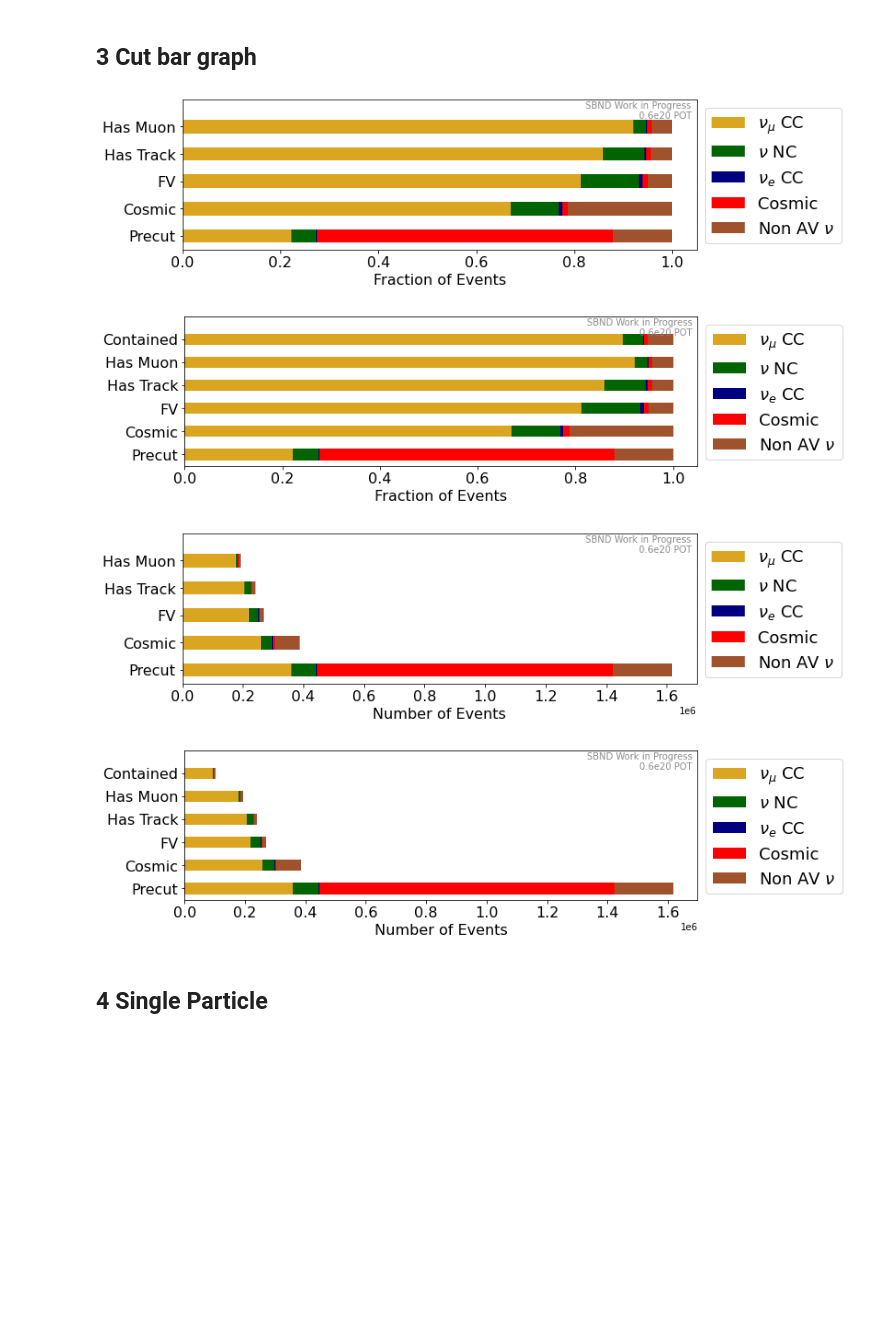
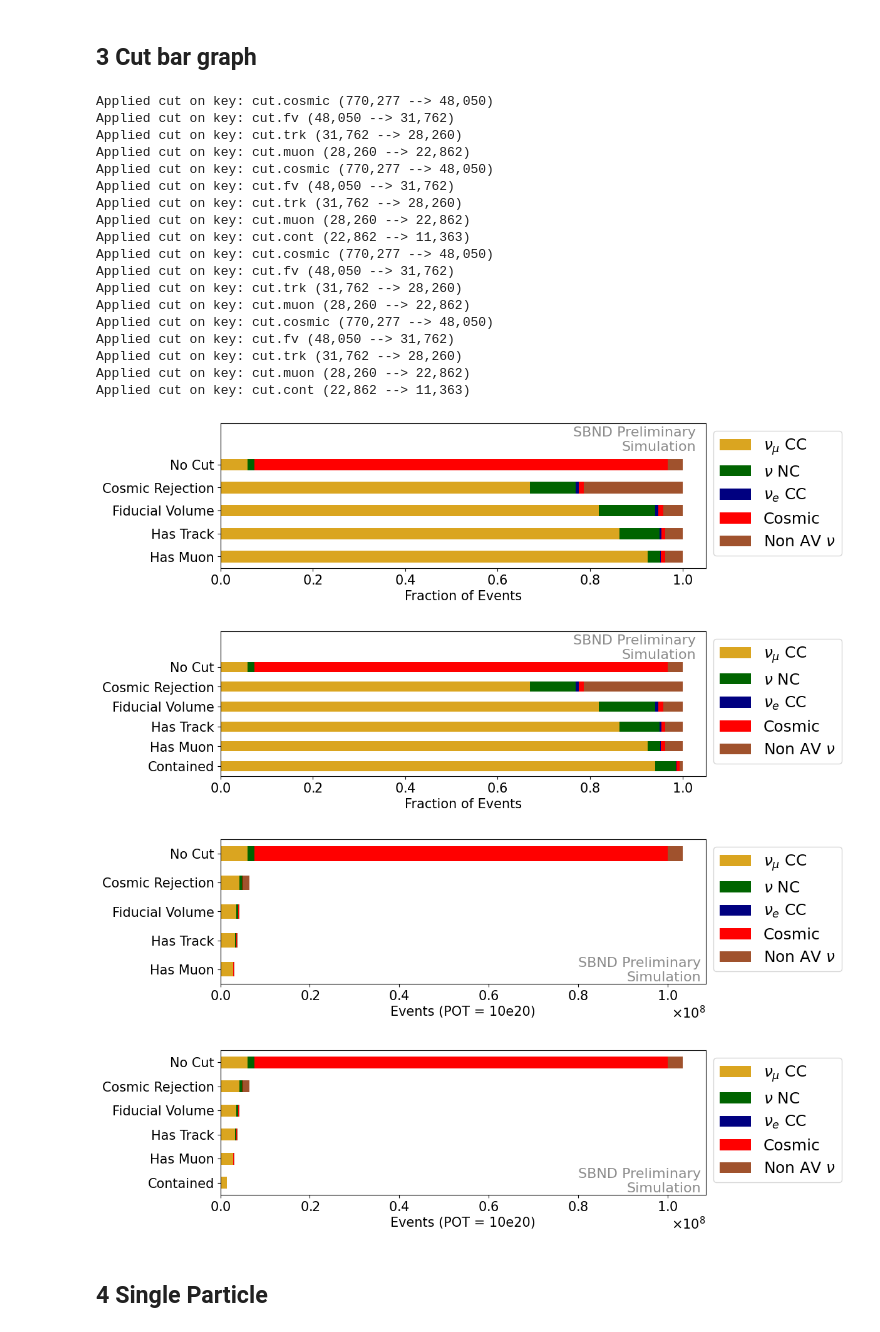
Before and after one commit to bear-is-asleep/mynumu_reco, a Jupyter notebook: reco_events.ipynb, the cells around one changed output. Cells and saved outputs as stored; diff of their text form; code cells hidden in the pictures; blank space fills up the shorter version.

```diff
--- a/reco_events.ipynb
+++ b/reco_events.ipynb
@@ -77,5 +77,5 @@ slc.scale_to_pot(NOM_POT,SAMPLE_POT)
 # %%
-CUTS = ['cosmic','fv','trk','has_muon']
+CUTS = ['cosmic','fv','trk','muon']
 CUTS_CONT = CUTS + ['cont']
 pur,eff,f1 = slc.get_pur_eff_f1(CUTS_CONT)
 pur,eff,f1
@@ -275,8 +302,8 @@ for i,cut in enumerate(['precut']+CUTS_CONT):
     ax.set_ylim([-270,270])
     plotters.set_style(ax)
     legend = ax.legend(loc='upper right',bbox_to_anchor=(1.45, 1))
-    for legend_handle in legend.legendHandles:
-        legend_handle.set_alpha(1)
+    # for legend_handle in legend.legendHandles:
+    #     legend_handle.set_alpha(1)
     ax.set_xlabel('x [cm]')
     ax.set_ylabel('y [cm]')
     plot_volume_boundary(ax,lw=2,color='k',alpha=0.6)
@@ -305,8 +332,8 @@ for i,cut in enumerate(['precut']+CUTS_CONT):
     ax.set_ylim([-70,600])
     plotters.set_style(ax)
     legend = ax.legend(loc='upper right',bbox_to_anchor=(1.45, 1))
-    for legend_handle in legend.legendHandles:
-        legend_handle.set_alpha(1)
+    # for legend_handle in legend.legendHandles:
+    #     legend_handle.set_alpha(1)
     ax.set_xlabel('x [cm]')
     ax.set_ylabel('z [cm]')
     plot_volume_boundary(ax,view='xz',lw=2,color='k',alpha=0.6)
@@ -335,8 +362,8 @@ for i,cut in enumerate(['precut']+CUTS_CONT):
     ax.set_ylim([-70,600])
     plotters.set_style(ax)
     legend = ax.legend(loc='upper right',bbox_to_anchor=(1.45, 1))
-    for legend_handle in legend.legendHandles:
-        legend_handle.set_alpha(1)
+    # for legend_handle in legend.legendHandles:
+    #     legend_handle.set_alpha(1)
     ax.set_xlabel('y [cm]')
     ax.set_ylabel('z [cm]')
     plot_volume_boundary(ax,view='yz',lw=2,color='k',alpha=0.6)
@@ -365,8 +392,8 @@ for i,cut in enumerate(['precut']+CUTS_CONT):
     ax.set_ylim([-270,270])
     plotters.set_style(ax)
     legend = ax.legend(loc='upper right',bbox_to_anchor=(1.45, 1))
-    for legend_handle in legend.legendHandles:
-        legend_handle.set_alpha(1)
+    # for legend_handle in legend.legendHandles:
+    #     legend_handle.set_alpha(1)
     ax.set_xlabel('True x [cm]')
     ax.set_ylabel('True y [cm]')
     plot_volume_boundary(ax,lw=2,color='k',alpha=0.6)
@@ -395,8 +422,8 @@ for i,cut in enumerate(['precut']+CUTS_CONT):
     ax.set_ylim([-70,600])
     plotters.set_style(ax)
     legend = ax.legend(loc='upper right',bbox_to_anchor=(1.45, 1))
-    for legend_handle in legend.legendHandles:
-        legend_handle.set_alpha(1)
+    # for legend_handle in legend.legendHandles:
+    #     legend_handle.set_alpha(1)
     ax.set_xlabel('True x [cm]')
     ax.set_ylabel('True z [cm]')
     plot_volume_boundary(ax,view='xz',lw=2,color='k',alpha=0.6)
@@ -425,8 +452,8 @@ for i,cut in enumerate(['precut']+CUTS_CONT):
     ax.set_ylim([-70,600])
     plotters.set_style(ax)
     legend = ax.legend(loc='upper right',bbox_to_anchor=(1.45, 1))
-    for legend_handle in legend.legendHandles:
-        legend_handle.set_alpha(1)
+    # for legend_handle in legend.legendHandles:
+    #     legend_handle.set_alpha(1)
     ax.set_xlabel('True y [cm]')
     ax.set_ylabel('True z [cm]')
     plot_volume_boundary(ax,view='yz',lw=2,color='k',alpha=0.6)
@@ -438,7 +491,7 @@ for i,cut in enumerate(['precut']+CUTS_CONT):
 # %% [markdown]
 ## 3 Cut bar graph
 # %%
-def make_cut_bar_plot(df,cuts=[],cut_names=None,colors=None,labels=EVENT_NAMES[1:]):
+def make_cut_bar_plot(df,cuts=[],cut_names=None,colors=None,labels=EVENT_NAMES[1:],order='reverse'):
     """
     Make a bar plot of the number of events for each cut
     """
@@ -448,40 +501,62 @@ def make_cut_bar_plot(df,cuts=[],cut_names=None,colors=None,labels=EVENT_NAMES[1
         cut_names = cuts
     else:
         assert len(cuts) == len(cut_names)-1, "cut_names must be one longer than cuts to acount for the precut"
+    if order == 'reverse':
+        df = df.loc[::-1]
+        cut_names = cut_names[::-1]
     ax = df.plot(kind='barh',stacked=True,color=colors,figsize=(10,3))
     ax.set_yticklabels(cut_names)
     handles, _ = ax.get_legend_handles_labels()
     ax.set_ylabel('')
-    plotters.set_style(ax,bbox_to_anchor=(1,1))
+    #plotters.set_style(ax,bbox_to_anchor=(1,1))
     ax.legend(handles, labels,bbox_to_anchor=(1,1),fontsize=18)
     return ax
 # %%
 for n in [True,False]:
     for i,cuts in enumerate([CUTS,CUTS_CONT]):
         if i == 0:
             savename = 'cut_bar'
-            cut_names = ['Precut','Cosmic','FV','Has Track','Has Muon']
+            cut_names = ['No Cut','Cosmic Rejection','Fiducial Volume','Has Track','Has Muon']
         elif i == 1:
             savename = 'cut_cont_bar'
-            cut_names = ['Precut','Cosmic','FV','Has Track','Has Muon','Contained']
+            cut_names = ['No Cut','Cosmic Rejection','Fiducial Volume','Has Track','Has Muon','Contained']
         df = slc.get_events_cuts(cuts,normalize=n)
         ax = make_cut_bar_plot(df,cuts,cut_names,colors=colors)
-        ax.set_ylim(-0.5,len(cut_names))
-        plotters.add_label(ax,LABEL,where='topright',color='gray',alpha=0.9,fontsize=10)
         if n:
+            ax.set_ylim(-0.5,len(cut_names)+0.8)
             ax.set_xlabel('Fraction of Events')
             folder_name = f'{PLOT_DIR}/dens'
+            plotters.add_label(ax,LABEL,where='topright',color='gray',alpha=0.9,fontsize=16)
         else:
-            ax.set_xlabel('Number of Events')
+            plotters.add_label(ax,LABEL,where='bottomright',color='gray',alpha=0.9,fontsize=16)
+            ax.set_xlabel(f'Events (POT = {NOM_POT/1e20:.0f}e20)')
             folder_name = f'{PLOT_DIR}/counts'
         if SAVE_PLOT:
             plotters.save_plot(savename,folder_name=folder_name)
             #plt.close()
 # %% [output]
+Applied cut on key: cut.cosmic (770,277 --> 48,050)
+Applied cut on key: cut.fv (48,050 --> 31,762)
+Applied cut on key: cut.trk (31,762 --> 28,260)
+Applied cut on key: cut.muon (28,260 --> 22,862)
+Applied cut on key: cut.cosmic (770,277 --> 48,050)
+Applied cut on key: cut.fv (48,050 --> 31,762)
+Applied cut on key: cut.trk (31,762 --> 28,260)
+Applied cut on key: cut.muon (28,260 --> 22,862)
+Applied cut on key: cut.cont (22,862 --> 11,363)
+Applied cut on key: cut.cosmic (770,277 --> 48,050)
+Applied cut on key: cut.fv (48,050 --> 31,762)
+Applied cut on key: cut.trk (31,762 --> 28,260)
+Applied cut on key: cut.muon (28,260 --> 22,862)
+Applied cut on key: cut.cosmic (770,277 --> 48,050)
+Applied cut on key: cut.fv (48,050 --> 31,762)
+Applied cut on key: cut.trk (31,762 --> 28,260)
+Applied cut on key: cut.muon (28,260 --> 22,862)
+Applied cut on key: cut.cont (22,862 --> 11,363)
-[figure, old version]
+[figure, new version]
-[figure, old version]
+[figure, new version]
-[figure, old version]
+[figure, new version]
-[figure, old version]
+[figure, new version]
 # %% [markdown]
 ## 4 Single Particle
 # %%
```
Also changed, not shown: parts of 12 cells of this notebook, 7 other files.
